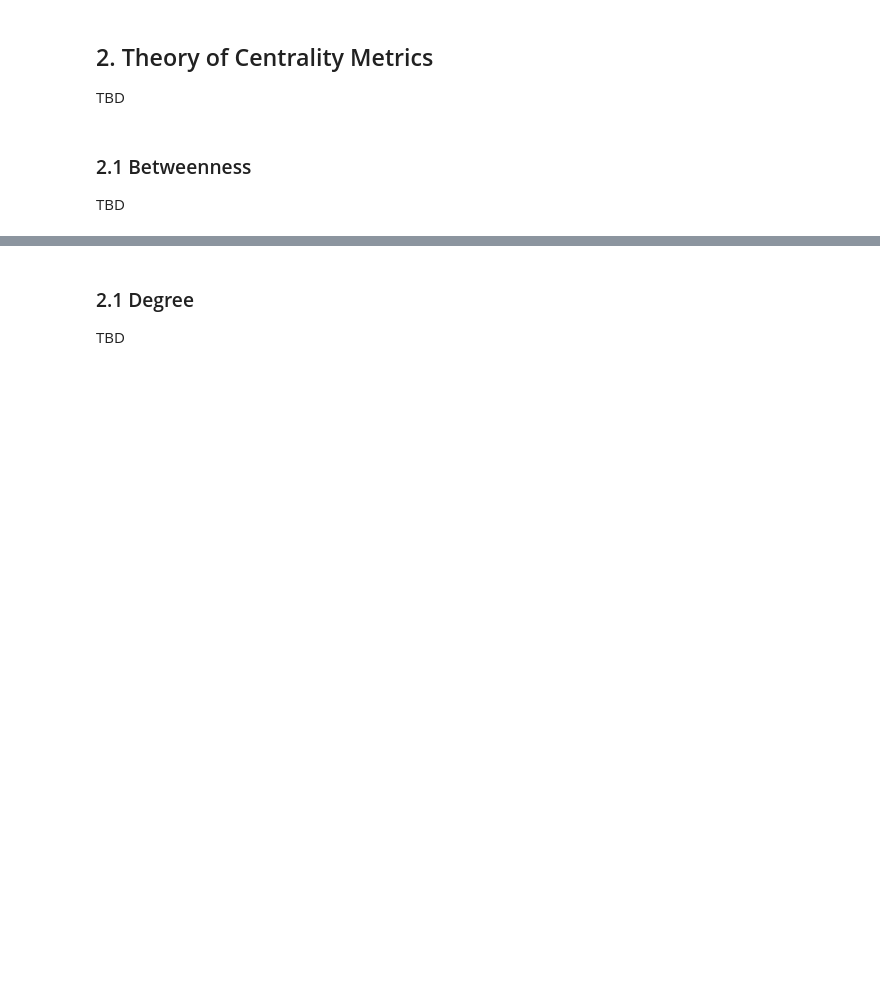
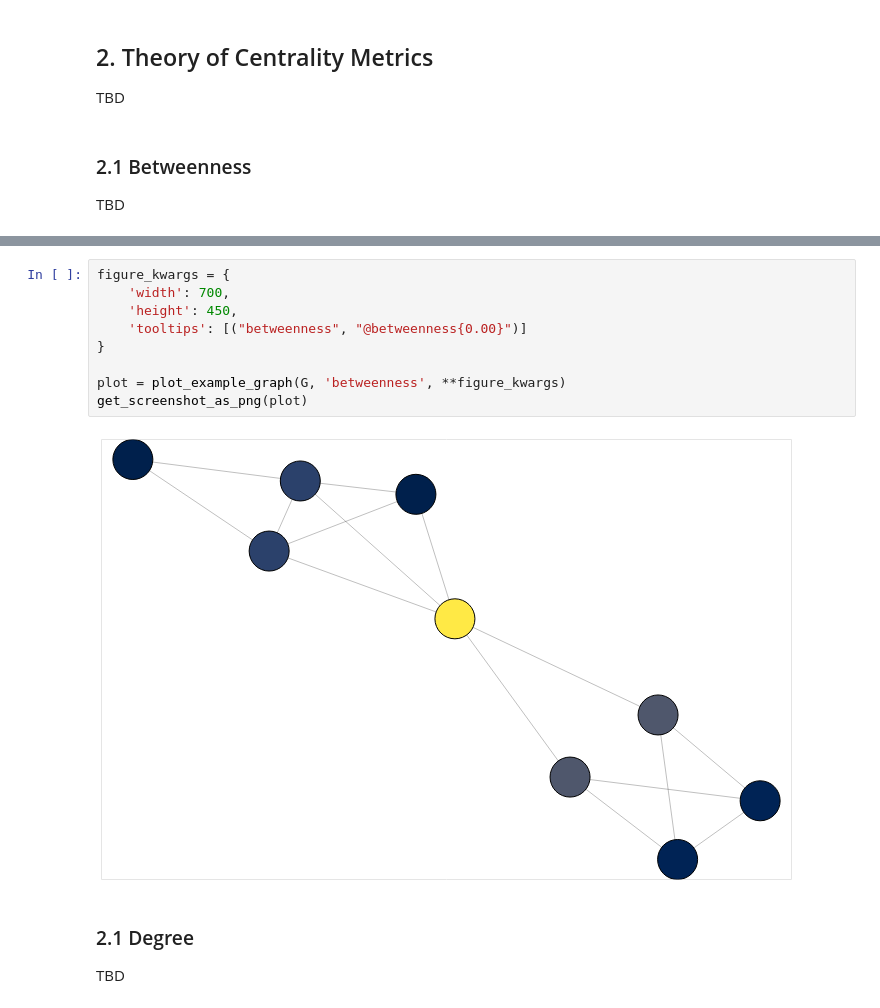
Before and after one commit to epfl-ada/ada-2023-project-adaroundtheworld2023, a Jupyter notebook: project_milestone_3.ipynb, the cells around one changed output, grey strips where cells are left out. Drawn from its saved outputs; the diff is of its cells as text; blank space fills up the shorter version.

```diff
--- a/project_milestone_3.ipynb
+++ b/project_milestone_3.ipynb
@@ -82,3 +331,14 @@ TBD
+# %%
+figure_kwargs = {
+    'width': 700,
+    'height': 450,
+    'tooltips': [("betweenness", "@betweenness{0.00}")]
+}
+
+plot = plot_example_graph(G, 'betweenness', **figure_kwargs)
+get_screenshot_as_png(plot)
+# %% [output]
+[figure, added]
 # %% [markdown]
 ### 2.1 Degree <a class="anchor" id="degree"></a>
 
```
Also changed, not shown: parts of 33 cells of this notebook.
